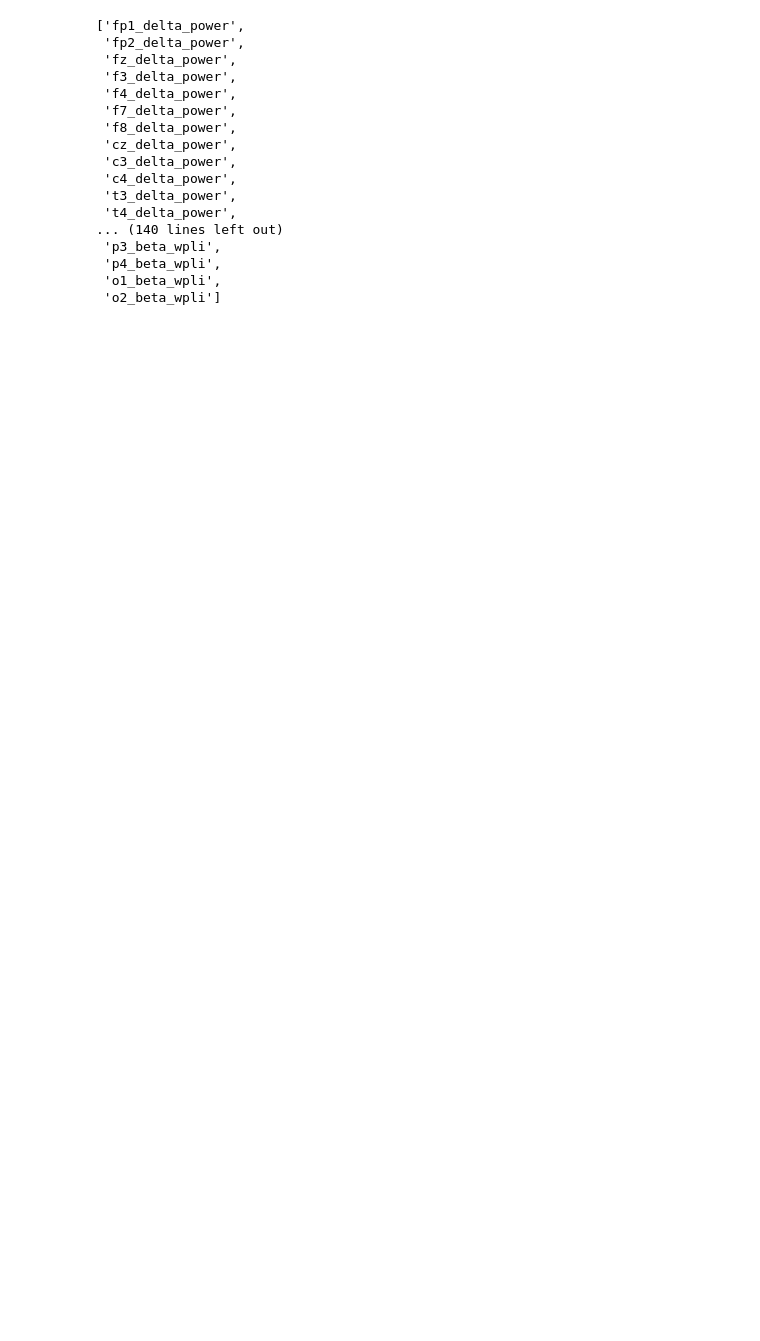
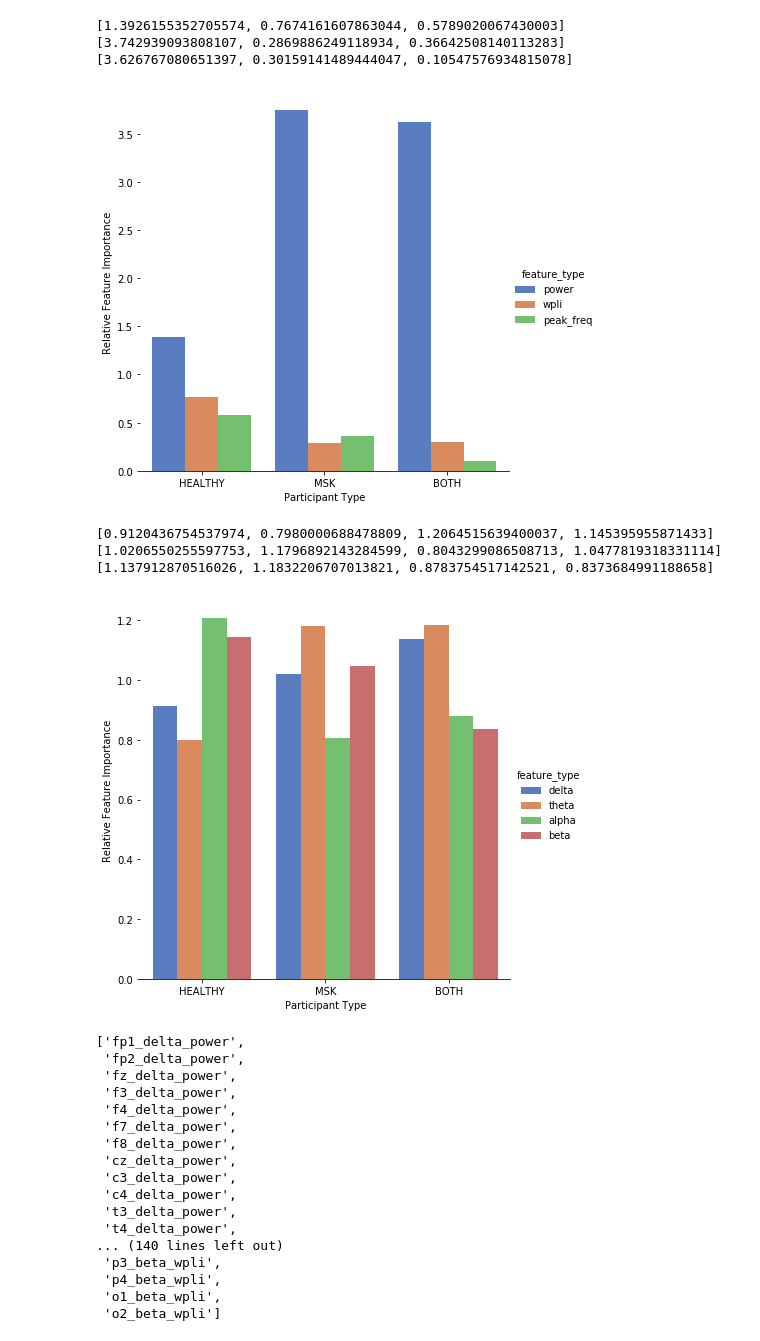
Before and after one commit to BIAPT/eeg-pain-detection, a Jupyter notebook: projects/publish_a_paper_on_pain_detection_using_eeg_and_ml/neurips_2020_paper_submission/generate_visualization.ipynb, the cells around one changed output. Saved outputs shown, nothing was run; the diff lists cells and outputs as text; code cells hidden in the pictures; blank space fills up the shorter version.

```diff
--- a/projects/publish_a_paper_on_pain_detection_using_eeg_and_ml/neurips_2020_paper_submission/generate_visualization.ipynb
+++ b/projects/publish_a_paper_on_pain_detection_using_eeg_and_ml/neurips_2020_paper_submission/generate_visualization.ipynb
@@ -138,0 +176,71 @@ Size Weight:  157
+# %%
+def relative_weight(weights, names, target):
+    target_weights = []
+    out_weights = []
+    for weight, name in zip(weights, names):
+        if target in name:
+            target_weights.append(weight)
+        else:
+            out_weights.append(weight)
+
+    return np.mean(target_weights) / np.mean(out_weights)
+
+def generate_feature_importance(feature_type):
+
+    participant_types = ['HEALTHY', 'MSK', 'BOTH']
+    data = {
+        'participant_type' : [],
+        'feature_type' : [],
+        'relative_weight' : [],
+    }
+
+    for participant_type in participant_types:
+        features_weight_filename = f"/home/yacine/Documents/BIAPT/eeg_pain_result/{participant_type}/features.pickle"
+        features_weight = load_pickle(features_weight_filename)
+
+        weights = abs(features_weight['weight'])
+        names = features_weight['name']
+        weight_per_class = [relative_weight(weights, names, type) for type in feature_type]
+        print(weight_per_class)
+
+        data['participant_type'] = data['participant_type'] + [participant_type]*len(weight_per_class)
+        data['feature_type'] = data['feature_type'] + feature_type
+        data['relative_weight'] = data['relative_weight'] + weight_per_class
+
+    return data
+
+def plot_feature_importance(fig_name, data):
+    df = pd.DataFrame(data, columns = ['participant_type','feature_type', 'relative_weight'])
+
+    # Draw a nested barplot to show survival for class and sex
+    g = sns.catplot(x="participant_type", y="relative_weight", hue="feature_type", data=df,height=6, kind="bar", palette="muted")
+    g.despine(left=True)
+    g.set_ylabels("Relative Feature Importance")
+    g.set_xlabels("Participant Type")
+
+    fig = plt.gcf()
+    plt.show()
+    fig.set_size_inches((15, 11), forward=False)
+    fig.savefig(fig_name, dpi=500)
+
+
+# Feature Type
+fig_name = "/home/yacine/Documents/BIAPT/eeg_pain_result/feature_type_comparison.png"
+feature_type = ['power', 'wpli', 'peak_freq']
+data = generate_feature_importance(feature_type)
+plot_feature_importance(fig_name, data)
+
+# Frequency Band
+fig_name = "/home/yacine/Documents/BIAPT/eeg_pain_result/frequency_type_comparison.png"
+feature_type = ['delta', 'theta', 'alpha', 'beta']
+data = generate_feature_importance(feature_type)
+plot_feature_importance(fig_name, data)
+# %% [output]
+[1.3926155352705574, 0.7674161607863044, 0.5789020067430003]
+[3.742939093808107, 0.2869886249118934, 0.36642508140113283]
+[3.626767080651397, 0.30159141489444047, 0.10547576934815078]
+[figure, added]
+[0.9120436754537974, 0.7980000688478809, 1.2064515639400037, 1.145395955871433]
+[1.0206550255597753, 1.1796892143284599, 0.8043299086508713, 1.0477819318331114]
+[1.137912870516026, 1.1832206707013821, 0.8783754517142521, 0.8373684991188658]
+[figure, added]
```
Also changed, not shown: parts of 10 cells of this notebook, 7 other files.
